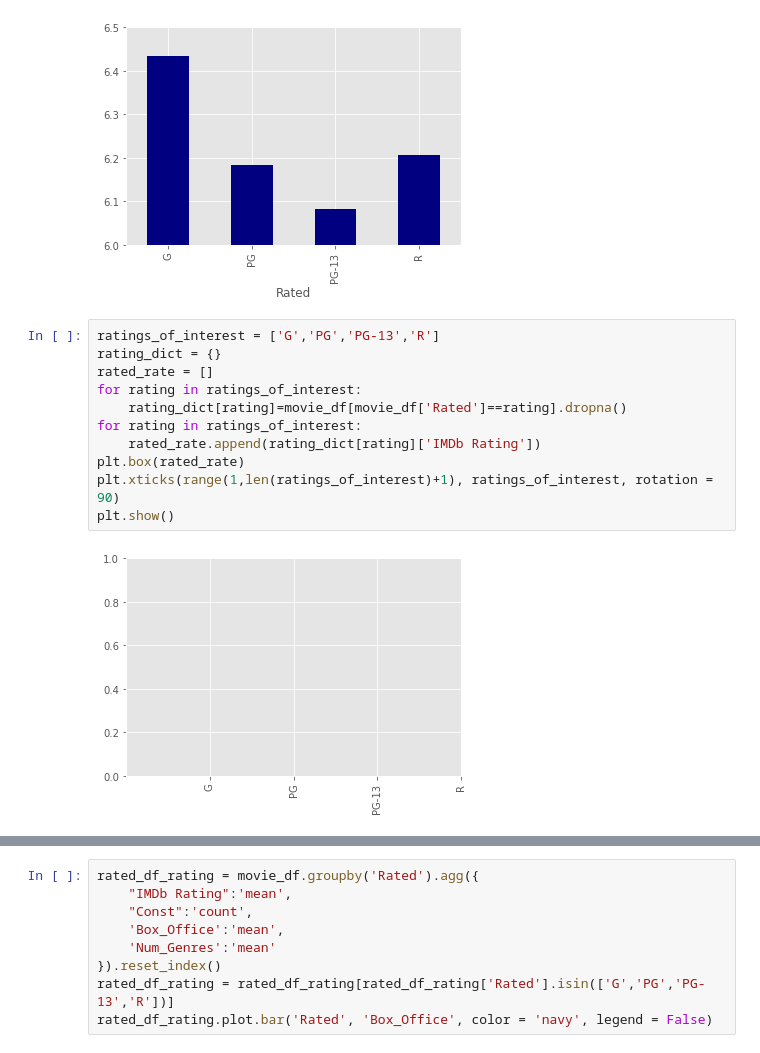
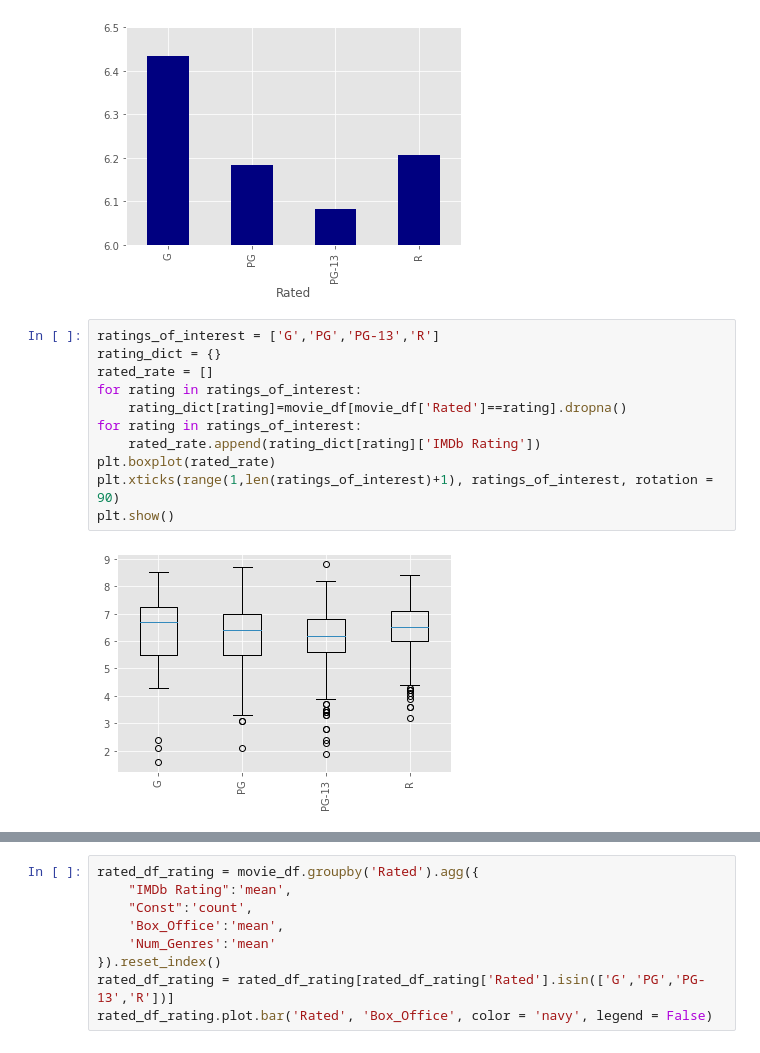
Before and after one commit to Lweston75/Project-One, a Jupyter notebook: ESPgraphs.ipynb, the cells around one changed output, grey strips where cells are left out. Drawn from its saved outputs; the diff is of its cells as text.

```diff
--- a/ESPgraphs.ipynb
+++ b/ESPgraphs.ipynb
@@ -218,13 +218,13 @@ rated_df_rating.plot.bar('Rated', 'IMDb Rating', ylim = (6.0, 6.5), color = 'nav
 # %%
 ratings_of_interest = ['G','PG','PG-13','R']
 rating_dict = {}
 rated_rate = []
 for rating in ratings_of_interest:
     rating_dict[rating]=movie_df[movie_df['Rated']==rating].dropna()
 for rating in ratings_of_interest:
     rated_rate.append(rating_dict[rating]['IMDb Rating'])
-plt.box(rated_rate)
+plt.boxplot(rated_rate)
 plt.xticks(range(1,len(ratings_of_interest)+1), ratings_of_interest, rotation = 90)
 plt.show()
 # %% [output]
-[figure, old version]
+[figure, new version]
```
Also changed, not shown: parts of 9 cells of this notebook.
